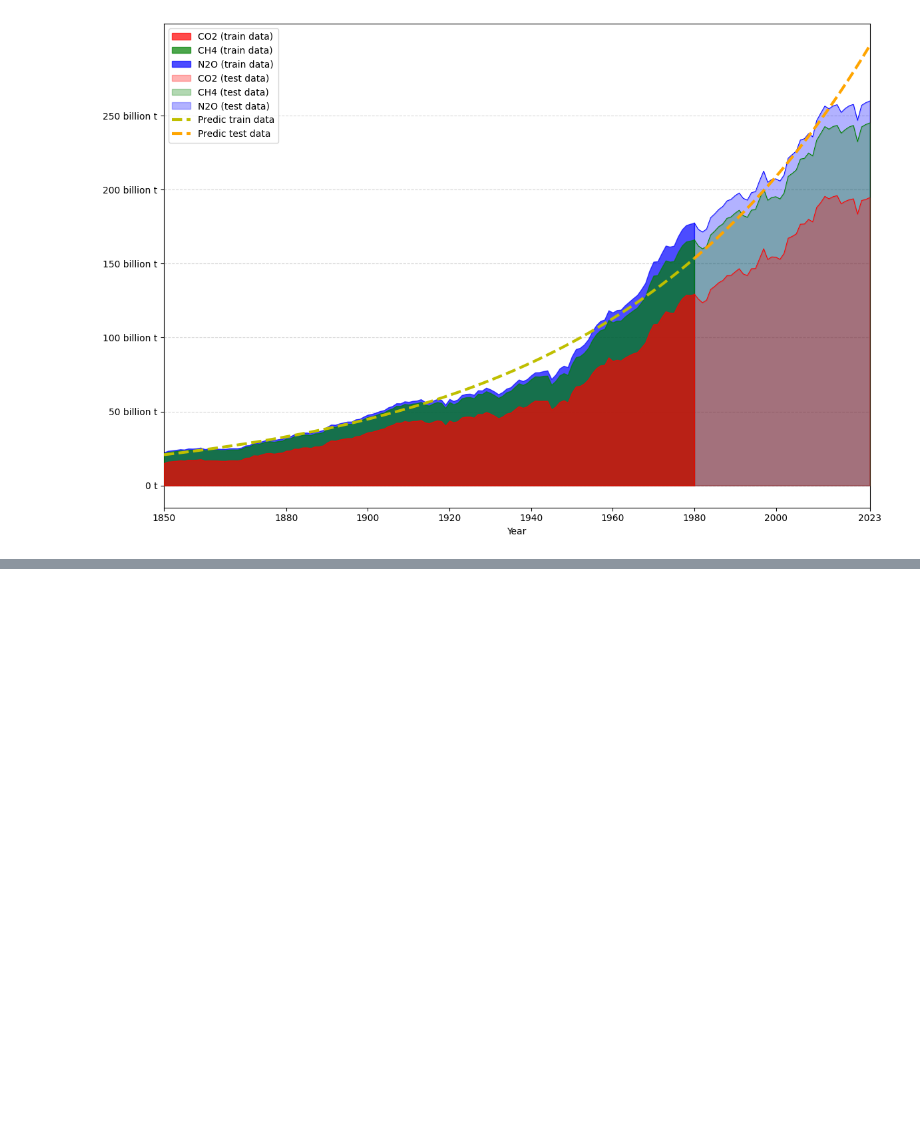
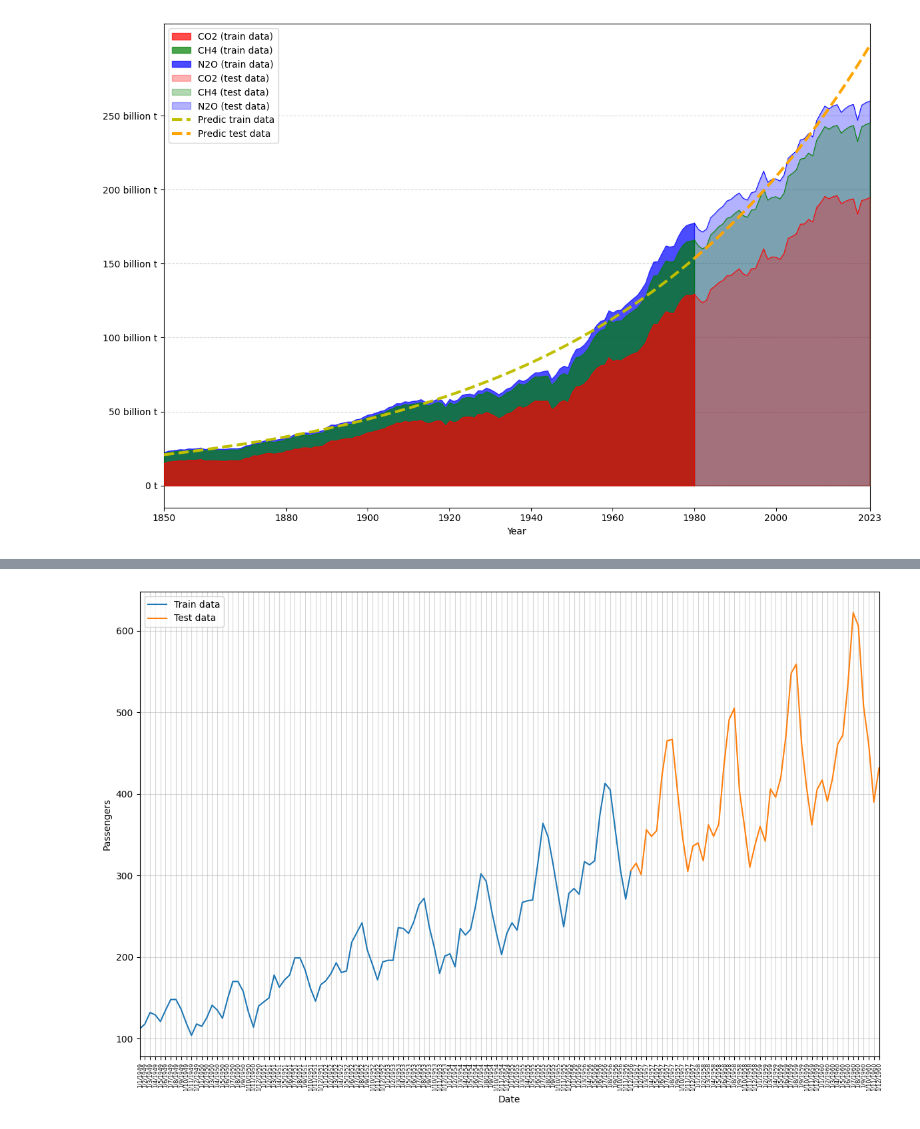
Before and after one commit to egorbeckish/Masters-program, a Jupyter notebook: 1. First Course/Semester 1/Регрессоры/3. Ноябрь/20.11.2025/ДЗ/main.ipynb, the cells around one changed output, grey strips where cells are left out. Drawn from its saved outputs; the diff is of its cells as text; code cells hidden in the pictures; blank space fills up the shorter version.

```diff
--- a/1. First Course/Semester 1/Регрессоры/3. Ноябрь/20.11.2025/ДЗ/main.ipynb
+++ b/1. First Course/Semester 1/Регрессоры/3. Ноябрь/20.11.2025/ДЗ/main.ipynb
@@ -182,0 +237,5 @@ plt.show()
+# %%
+df["date"] = pd.to_datetime(df["Month"], format="%d/%m/%Y")
+df["monthofyear"] = df["date"].dt.month
+df["year"] = df["date"].dt.year
+df
@@ -182,0 +256,3 @@ plt.show()
+# %%
+df["cos_monthofyear"] = np.cos(2 * np.pi * (df["monthofyear"] - 1) / 12)
+df["sin_monthofyear"] = np.sin(2 * np.pi * (df["monthofyear"] - 1) / 12)
@@ -182,0 +275,22 @@ plt.show()
+# %%
+x, y = df[df["date"] <= "1956-12-01"], df[df["date"] >= "1956-12-01"]
+# %%
+plt.figure(figsize=(12, 8))
+
+plt.plot(x["Month"], x["Passengers"], label="Train data")
+plt.plot(y["Month"], y["Passengers"], label="Test data")
+
+plt.xlabel("Date")
+plt.ylabel("Passengers")
+
+plt.xticks(rotation=90, fontsize=6)
+
+plt.legend()
+plt.grid(alpha=.5)
+
+plt.margins(x=0)
+
+plt.tight_layout()
+plt.show()
+# %% [output]
+[figure, added]
```
Also changed, not shown: parts of 27 cells of this notebook, 3 other files.
